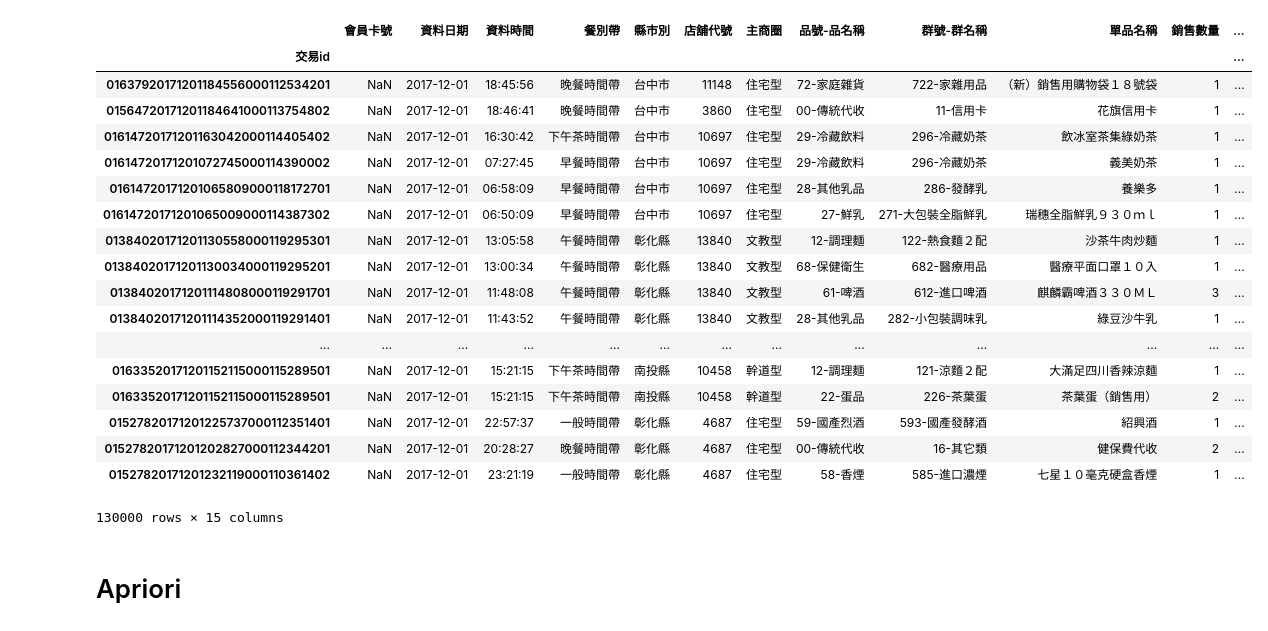
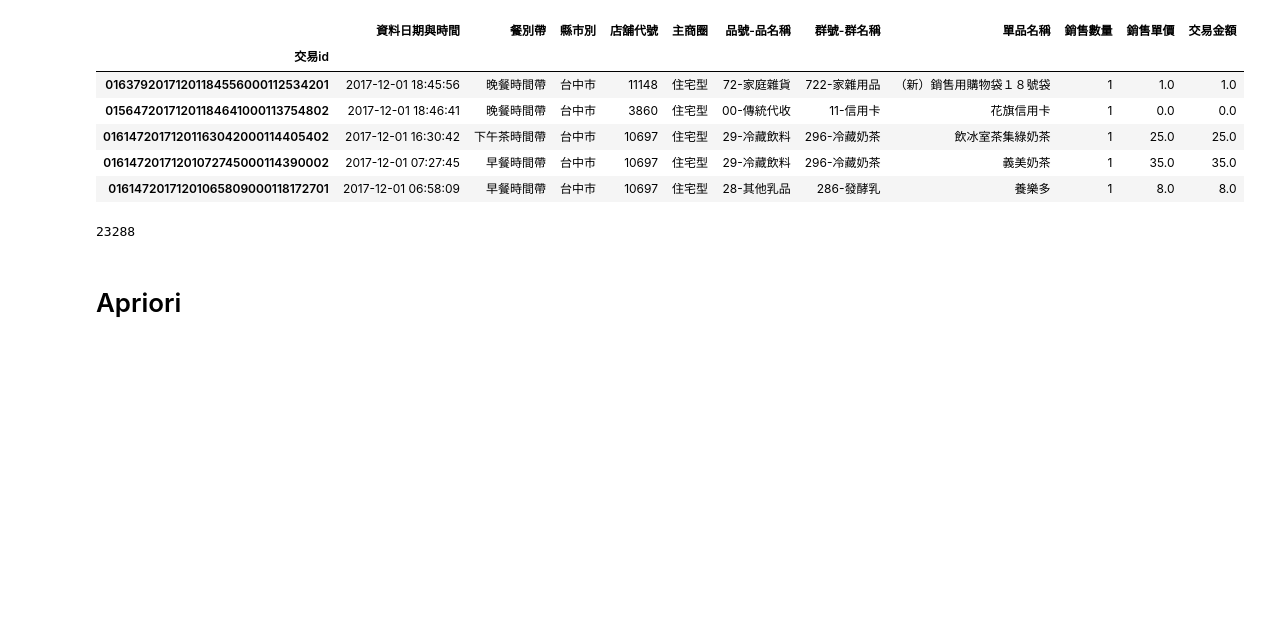
Before and after one commit to sophie0317/product-network-poc, a Jupyter notebook: Association Rules.ipynb, the cells around one changed output. Drawn from its saved outputs; the diff is of its cells as text; code cells hidden in the pictures; blank space fills up the shorter version.

```diff
--- a/Association Rules.ipynb
+++ b/Association Rules.ipynb
@@ -22,27 +18,47 @@ with codecs.open('customer_data.csv', 'r') as file:
+# %%
+dtype = {
+    '交易id': numpy.str,
+    '資料日期': numpy.str,
+    '資料時間': numpy.str,
+    '餐別帶': numpy.str,
+    '縣市別': numpy.str,
+    '店舖代號': numpy.uint32,
+    '主商圈': numpy.str,
+    '品號-品名稱': numpy.str,
+    '群號-群名稱': numpy.str,
+    '單品名稱': numpy.str,
+    '銷售數量': numpy.uint16,
+    '銷售單價': numpy.float,
+    '交易金額': numpy.float
+}
+USE_COLUMNS = ['交易id', '資料日期', '資料時間', '餐別帶', '縣市別', '店舖代號', '主商圈', '品號-品名稱',
+       '群號-群名稱', '單品名稱', '銷售數量', '銷售單價', '交易金額']
+PARSE_DATES = {
+    '資料日期與時間': [
+        '資料日期',
+        '資料時間'
+    ]
+}
 # %%
-file = pd.read_csv('customer_data(utf-8).csv', index_col =1, nrows=130000)
+file = pd.read_csv('customer_data(utf-8).csv',
+                   index_col=1,
+                   nrows=100000,
+                   usecols=USE_COLUMNS,
+                   dtype=dtype,
+                   parse_dates=PARSE_DATES,
+        )
+# %%
+file = file.dropna()
 # %%
-file
+file.head()
 # %% [output]
-|  | 會員卡號 | 資料日期 | 資料時間 | 餐別帶 | 縣市別 | 店舖代號 | 主商圈 | 品號-品名稱 | 群號-群名稱 | 單品名稱 | 銷售數量 | ... |
-| 交易id |  |  |  |  |  |  |  |  |  |  |  | ... |
-| 01637920171201184556000112534201 | NaN | 2017-12-01 | 18:45:56 | 晚餐時間帶 | 台中市 | 11148 | 住宅型 | 72-家庭雜貨 | 722-家雜用品 | （新）銷售用購物袋１８號袋 | 1 | ... |
-| 01564720171201184641000113754802 | NaN | 2017-12-01 | 18:46:41 | 晚餐時間帶 | 台中市 | 3860 | 住宅型 | 00-傳統代收 | 11-信用卡 | 花旗信用卡 | 1 | ... |
-| 01614720171201163042000114405402 | NaN | 2017-12-01 | 16:30:42 | 下午茶時間帶 | 台中市 | 10697 | 住宅型 | 29-冷藏飲料 | 296-冷藏奶茶 | 飲冰室茶集綠奶茶 | 1 | ... |
-| 01614720171201072745000114390002 | NaN | 2017-12-01 | 07:27:45 | 早餐時間帶 | 台中市 | 10697 | 住宅型 | 29-冷藏飲料 | 296-冷藏奶茶 | 義美奶茶 | 1 | ... |
-| 01614720171201065809000118172701 | NaN | 2017-12-01 | 06:58:09 | 早餐時間帶 | 台中市 | 10697 | 住宅型 | 28-其他乳品 | 286-發酵乳 | 養樂多 | 1 | ... |
-| 01614720171201065009000114387302 | NaN | 2017-12-01 | 06:50:09 | 早餐時間帶 | 台中市 | 10697 | 住宅型 | 27-鮮乳 | 271-大包裝全脂鮮乳 | 瑞穗全脂鮮乳９３０ｍｌ | 1 | ... |
-| 01384020171201130558000119295301 | NaN | 2017-12-01 | 13:05:58 | 午餐時間帶 | 彰化縣 | 13840 | 文教型 | 12-調理麵 | 122-熱食麵２配 | 沙茶牛肉炒麵 | 1 | ... |
-| 01384020171201130034000119295201 | NaN | 2017-12-01 | 13:00:34 | 午餐時間帶 | 彰化縣 | 13840 | 文教型 | 68-保健衛生 | 682-醫療用品 | 醫療平面口罩１０入 | 1 | ... |
-| 01384020171201114808000119291701 | NaN | 2017-12-01 | 11:48:08 | 午餐時間帶 | 彰化縣 | 13840 | 文教型 | 61-啤酒 | 612-進口啤酒 | 麒麟霸啤酒３３０ＭＬ | 3 | ... |
-| 01384020171201114352000119291401 | NaN | 2017-12-01 | 11:43:52 | 午餐時間帶 | 彰化縣 | 13840 | 文教型 | 28-其他乳品 | 282-小包裝調味乳 | 綠豆沙牛乳 | 1 | ... |
-| ... | ... | ... | ... | ... | ... | ... | ... | ... | ... | ... | ... | ... |
-| 01633520171201152115000115289501 | NaN | 2017-12-01 | 15:21:15 | 下午茶時間帶 | 南投縣 | 10458 | 幹道型 | 12-調理麵 | 121-涼麵２配 | 大滿足四川香辣涼麵 | 1 | ... |
-| 01633520171201152115000115289501 | NaN | 2017-12-01 | 15:21:15 | 下午茶時間帶 | 南投縣 | 10458 | 幹道型 | 22-蛋品 | 226-茶葉蛋 | 茶葉蛋（銷售用） | 2 | ... |
-| 01527820171201225737000112351401 | NaN | 2017-12-01 | 22:57:37 | 一般時間帶 | 彰化縣 | 4687 | 住宅型 | 59-國產烈酒 | 593-國產發酵酒 | 紹興酒 | 1 | ... |
-| 01527820171201202827000112344201 | NaN | 2017-12-01 | 20:28:27 | 晚餐時間帶 | 彰化縣 | 4687 | 住宅型 | 00-傳統代收 | 16-其它類 | 健保費代收 | 2 | ... |
-| 01527820171201232119000110361402 | NaN | 2017-12-01 | 23:21:19 | 一般時間帶 | 彰化縣 | 4687 | 住宅型 | 58-香煙 | 585-進口濃煙 | 七星１０毫克硬盒香煙 | 1 | ... |
+|  | 資料日期與時間 | 餐別帶 | 縣市別 | 店舖代號 | 主商圈 | 品號-品名稱 | 群號-群名稱 | 單品名稱 | 銷售數量 | 銷售單價 | 交易金額 |
+| 交易id |  |  |  |  |  |  |  |  |  |  |  |
+| 01637920171201184556000112534201 | 2017-12-01 18:45:56 | 晚餐時間帶 | 台中市 | 11148 | 住宅型 | 72-家庭雜貨 | 722-家雜用品 | （新）銷售用購物袋１８號袋 | 1 | 1.0 | 1.0 |
+| 01564720171201184641000113754802 | 2017-12-01 18:46:41 | 晚餐時間帶 | 台中市 | 3860 | 住宅型 | 00-傳統代收 | 11-信用卡 | 花旗信用卡 | 1 | 0.0 | 0.0 |
+| 01614720171201163042000114405402 | 2017-12-01 16:30:42 | 下午茶時間帶 | 台中市 | 10697 | 住宅型 | 29-冷藏飲料 | 296-冷藏奶茶 | 飲冰室茶集綠奶茶 | 1 | 25.0 | 25.0 |
+| 01614720171201072745000114390002 | 2017-12-01 07:27:45 | 早餐時間帶 | 台中市 | 10697 | 住宅型 | 29-冷藏飲料 | 296-冷藏奶茶 | 義美奶茶 | 1 | 35.0 | 35.0 |
+| 01614720171201065809000118172701 | 2017-12-01 06:58:09 | 早餐時間帶 | 台中市 | 10697 | 住宅型 | 28-其他乳品 | 286-發酵乳 | 養樂多 | 1 | 8.0 | 8.0 |
-130000 rows × 15 columns
 # %%
 def aggregate(df):
     dic = {}
@@ -53,6 +70,10 @@ def aggregate(df):
     return dic
 # %%
 purchase_list = aggregate(file)
+# %%
+len(purchase_list)
+# %% [output]
+23288
 # %% [markdown]
 # Apriori
 # %%
```
Also changed, not shown: parts of 25 cells of this notebook, 2 other files.
